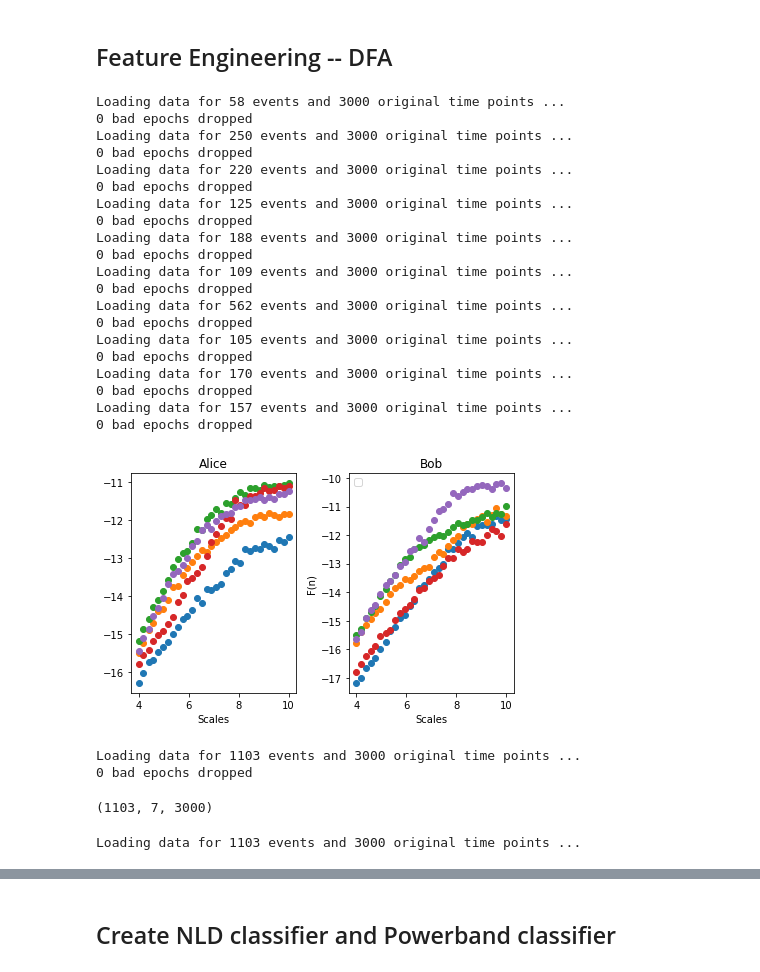
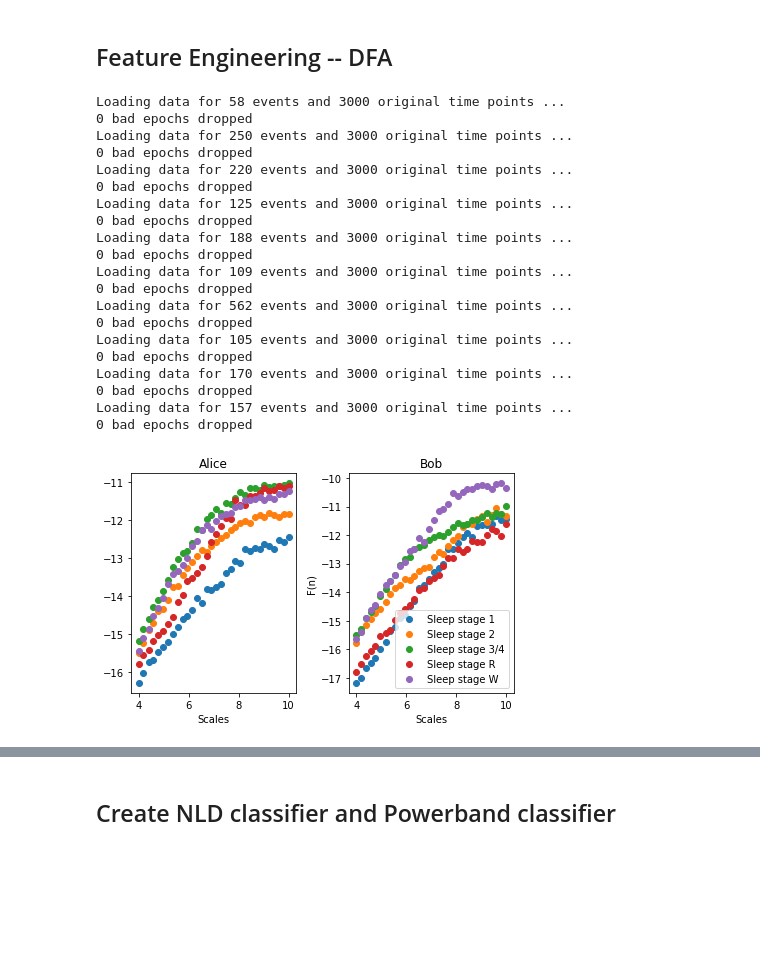
Before and after one commit to mlavanga/nonlinear_signals_analysis, a Jupyter notebook: notebook/05_EEG_signals.ipynb, the cells around one changed output, grey strips where cells are left out. Saved outputs shown, nothing was run; the diff lists cells and outputs as text; code cells hidden in the pictures; blank space fills up the shorter version.

```diff
--- a/notebook/05_EEG_signals.ipynb
+++ b/notebook/05_EEG_signals.ipynb
@@ -218,7 +219,7 @@ def get_idxs(vec, scales):
         idxs.append(np.where(vec==s)[0][0])
     return idxs
 # %%
-def test_mat_dfa_lorenz(x):
+def test_mat_dfa(x):
     x_dfa = fathon.DFA(fu.toAggregated(x))
     n_w, F_w = x_dfa.computeFlucVec(scales, revSeg=False, polOrd=1)
     idxs = get_idxs(n_w, scales)
@@ -236,49 +237,40 @@ for ax, title, epochs in zip([ax1, ax2],
                              ['Alice', 'Bob'],
                              [epochs_train, epochs_test]):
 
+    stg_idx = 0
     for stage, color in zip(stages, stage_colors):
         x         = epochs[stage].get_data()
         eeg_x     = x[0,0,:]
-        H,n_w,F_w = test_mat_dfa_lorenz(eeg_x)
-        ax.scatter(np.log2(n_w), np.log2(F_w))
+        H,n_w,F_w = test_mat_dfa(eeg_x)
+        ax.scatter(np.log2(n_w), np.log2(F_w),label=stages[stg_idx])
+        stg_idx +=1
 
     ax.set(title=title, xlabel='Scales')
 
 ax2.set(ylabel='F(n)')
-ax2.legend(ax2.lines[2::3], stages)
+# ax2.legend(ax2.lines[2::3], stages)
+ax2.legend()
 plt.tight_layout()
 plt.show()
 # %% [output]
 Loading data for 58 events and 3000 original time points ...
 0 bad epochs dropped
 Loading data for 250 events and 3000 original time points ...
 0 bad epochs dropped
 Loading data for 220 events and 3000 original time points ...
 0 bad epochs dropped
 Loading data for 125 events and 3000 original time points ...
 0 bad epochs dropped
 Loading data for 188 events and 3000 original time points ...
 0 bad epochs dropped
 Loading data for 109 events and 3000 original time points ...
 0 bad epochs dropped
 Loading data for 562 events and 3000 original time points ...
 0 bad epochs dropped
 Loading data for 105 events and 3000 original time points ...
 0 bad epochs dropped
 Loading data for 170 events and 3000 original time points ...
 0 bad epochs dropped
 Loading data for 157 events and 3000 original time points ...
 0 bad epochs dropped
-[figure, old version]
+[figure, new version]
-# %%
-x          = epochs.get_data()
-x.shape
-# %% [output]
-Loading data for 1103 events and 3000 original time points ...
-0 bad epochs dropped
-(1103, 7, 3000)
-# %%
-x          = epochs.get_data()
-eeg_x      = x[0,0,:]
-# %% [output]
-Loading data for 1103 events and 3000 original time points ...
```
Also changed, not shown: parts of 7 cells of this notebook, 5 other files.
